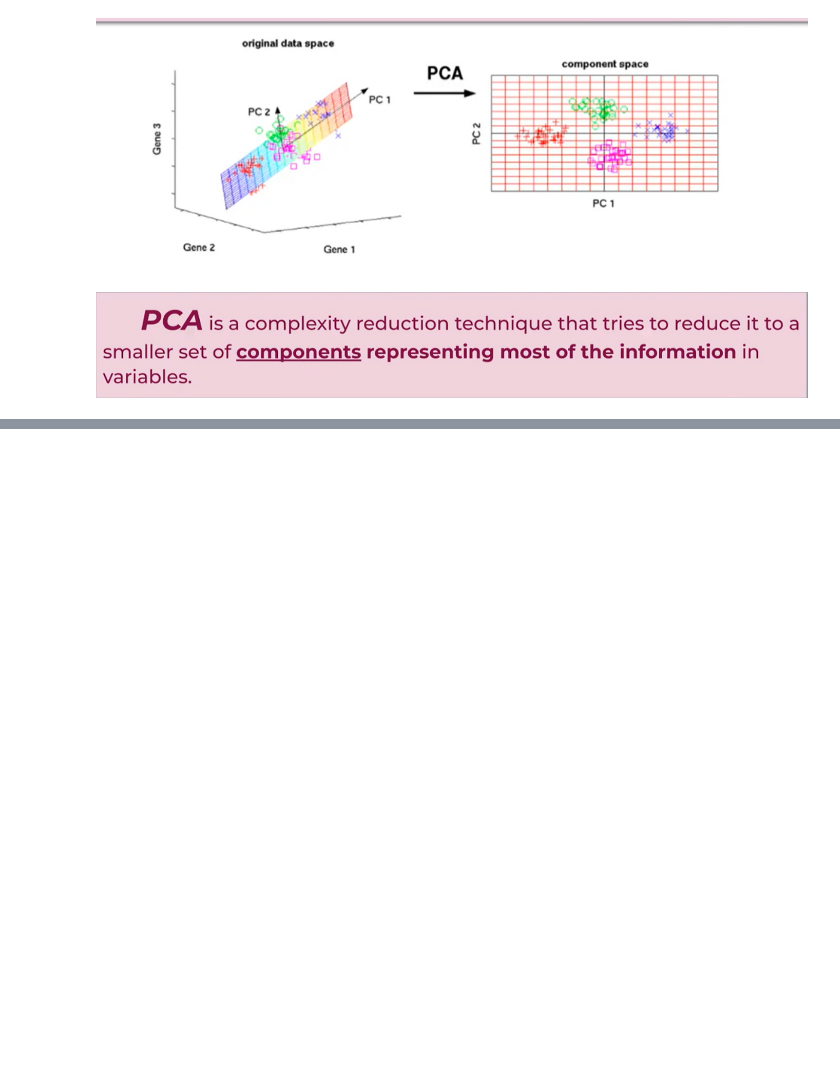
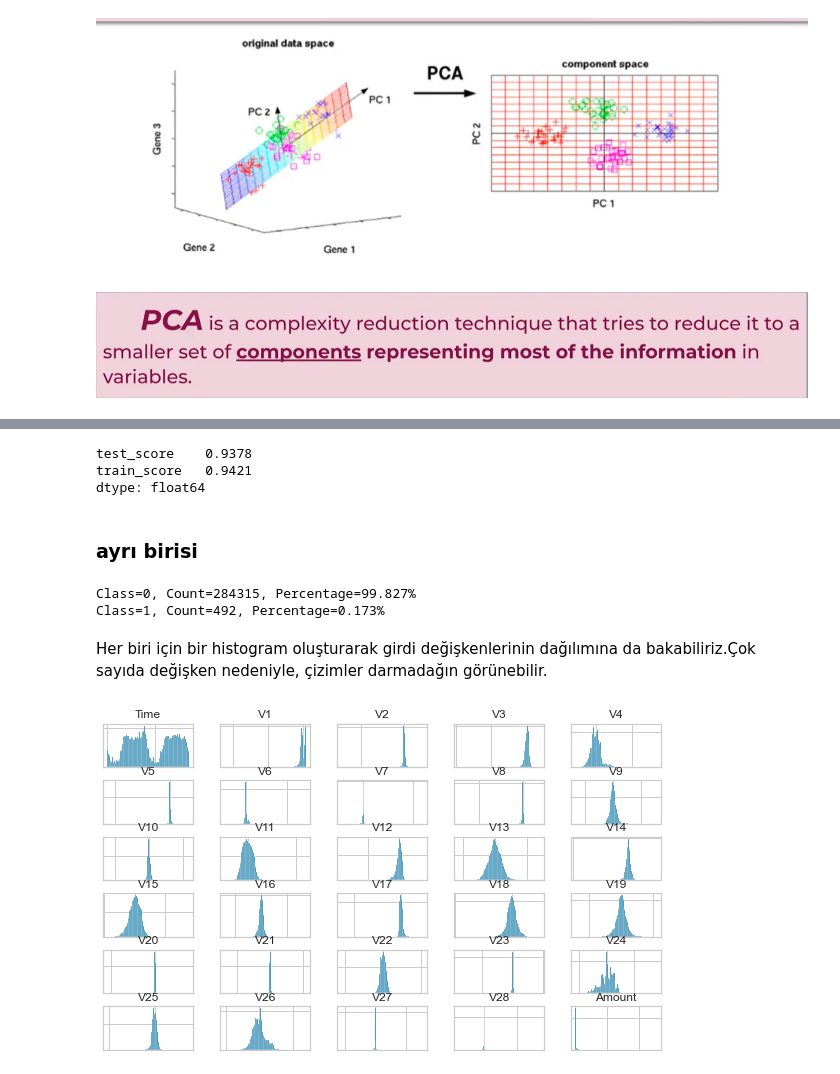
Before and after one commit to B-dogan/Credit-Card-Fraud-Detection-Project-, a Jupyter notebook: useful_codes.ipynb, the cells around one changed output, grey strips where cells are left out. Saved outputs shown, nothing was run; the diff lists cells and outputs as text; code cells hidden in the pictures; blank space fills up the shorter version.

```diff
--- a/useful_codes.ipynb
+++ b/useful_codes.ipynb
@@ -6,0 +58,3 @@
+# %%
+df = pd.read_csv("creditcard.csv")
+df
@@ -6,0 +349,8 @@
+# %%
+df_scores.mean()[2:]
+# %% [output]
+test_score    0.9378
+train_score   0.9421
+dtype: float64
+# %% [markdown]
+### ayrı birisi
@@ -6,0 +359,24 @@
+# %%
+target = df.values[:,-1]
+counter = collections.Counter(target)
+for k,v in counter.items():
+    per = v / len(target) * 100
+    print('Class=%d, Count=%d, Percentage=%.3f%%' % (k, v, per))
+# %% [output]
+Class=0, Count=284315, Percentage=99.827%
+Class=1, Count=492, Percentage=0.173%
+# %% [markdown]
+Her biri için bir histogram oluşturarak girdi değişkenlerinin dağılımına da bakabiliriz.Çok sayıda değişken nedeniyle, çizimler darmadağın görünebilir.
+# %%
+# drop the target variable
+df2 = df.drop("Class", axis=1)
+# create a histogram plot of each numeric variable
+ax = df2.hist(bins=100)
+# disable axis labels to avoid the clutter
+for axis in ax.flatten():
+    axis.set_xticklabels([])
+    axis.set_yticklabels([])
+# show the plot
+plt.show()
+# %% [output]
+[figure, added]
```
Also changed, not shown: parts of 67 cells of this notebook.
